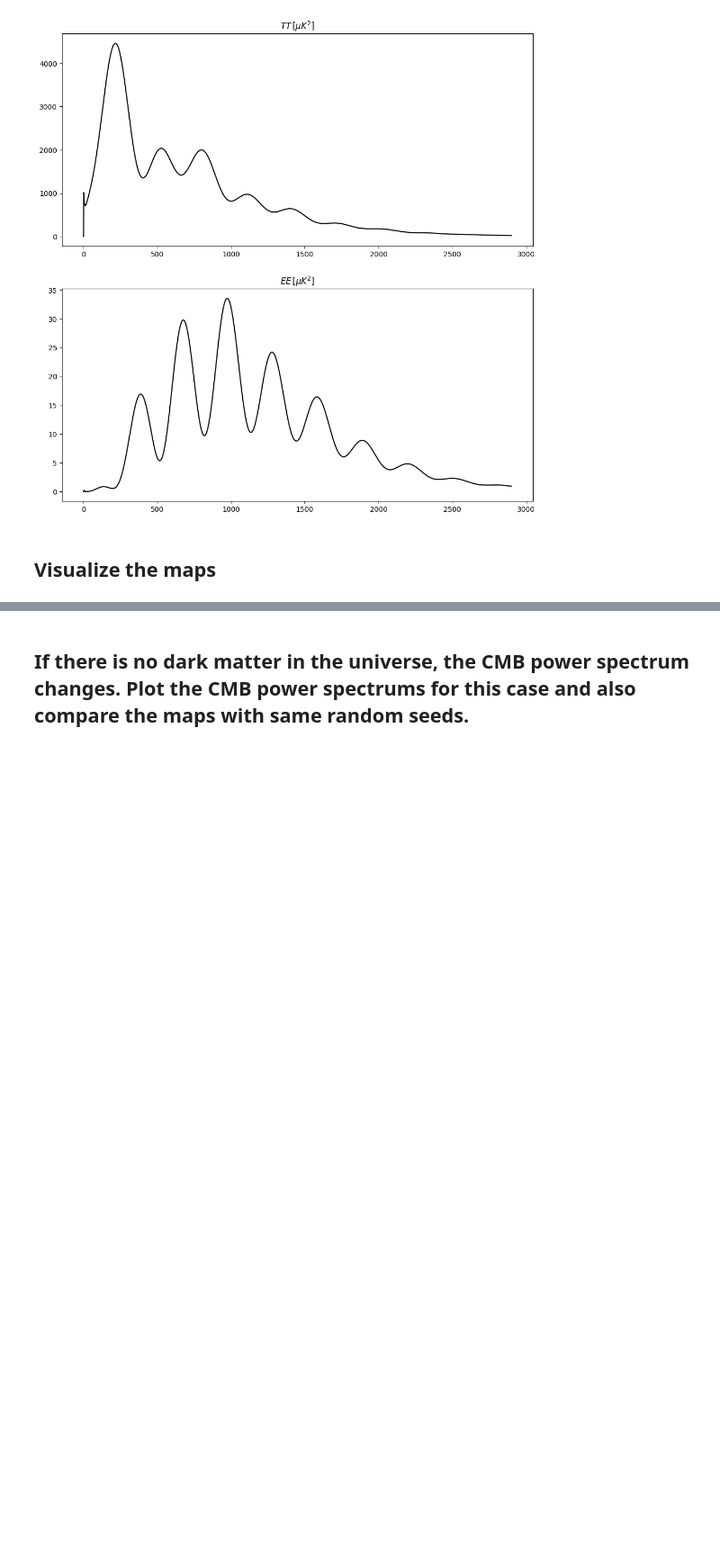
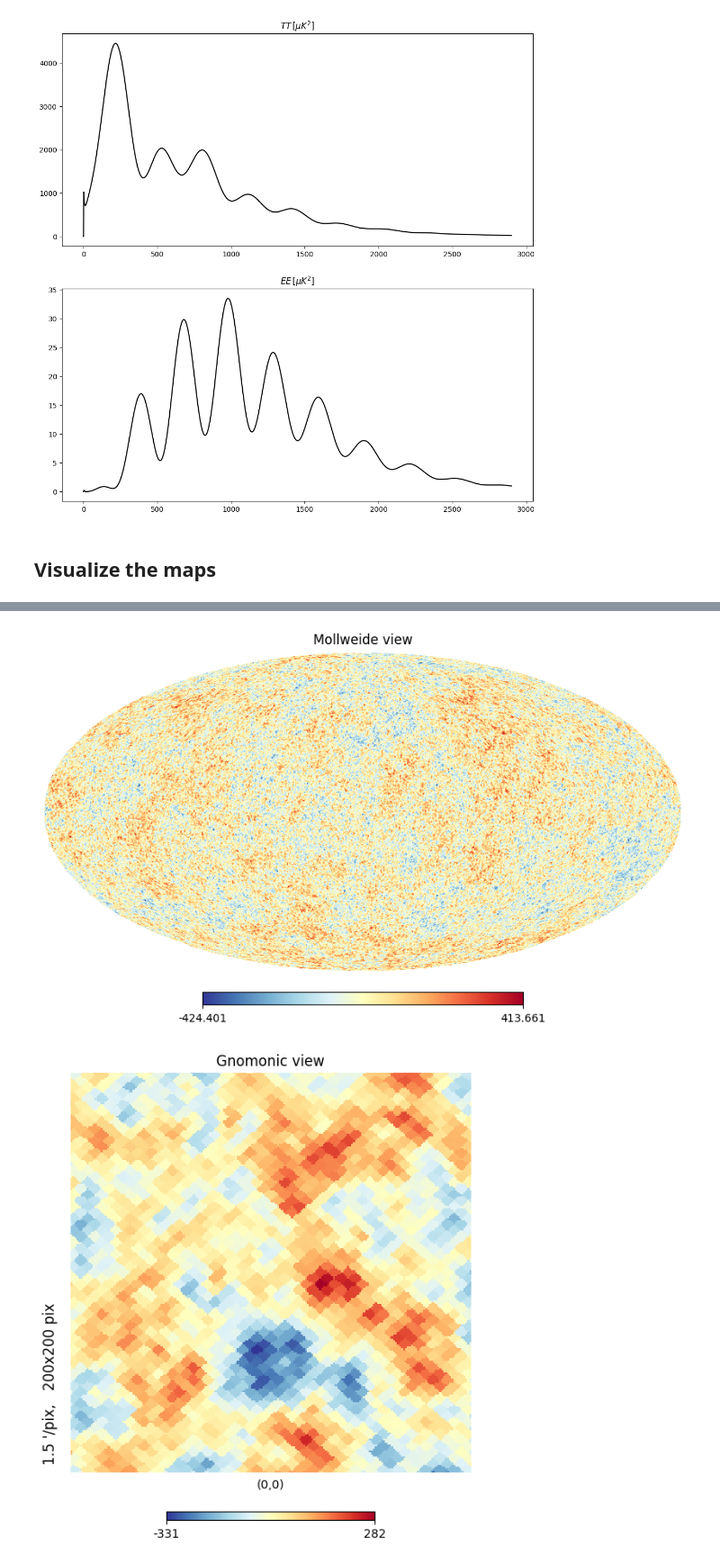
Before and after one commit to mehta-harsh/IAGRG-cmb2, a Jupyter notebook: CMB Physics Tutorial-1.ipynb, the cells around one changed output, grey strips where cells are left out. Shown at 90% size. Saved outputs shown, nothing was run; the diff lists cells and outputs as text; code cells hidden in the pictures; blank space fills up the shorter version.

```diff
--- a/CMB Physics Tutorial-1.ipynb
+++ b/CMB Physics Tutorial-1.ipynb
@@ -66,2 +65,8 @@ hp.mollview(map2[0],rot=(0,0,),cmap = "RdYlBu_r")
-# %% [markdown]
-## If there is no dark matter in the universe, the CMB power spectrum changes. Plot the CMB power spectrums for this case and also compare the maps with same random seeds.
+# %%
+np.random.seed(12)
+map1 = hp.synfast(newcl,nside = nside)
+hp.mollview(map1[0],rot=(0,0,),cmap = "RdYlBu_r")
+hp.gnomview(map1[0],rot=(0,0,),cmap = "RdYlBu_r", reso=1.5)
+# %% [output]
+[figure, added]
+[figure, added]
```
Also changed, not shown: parts of 3 cells of this notebook.
